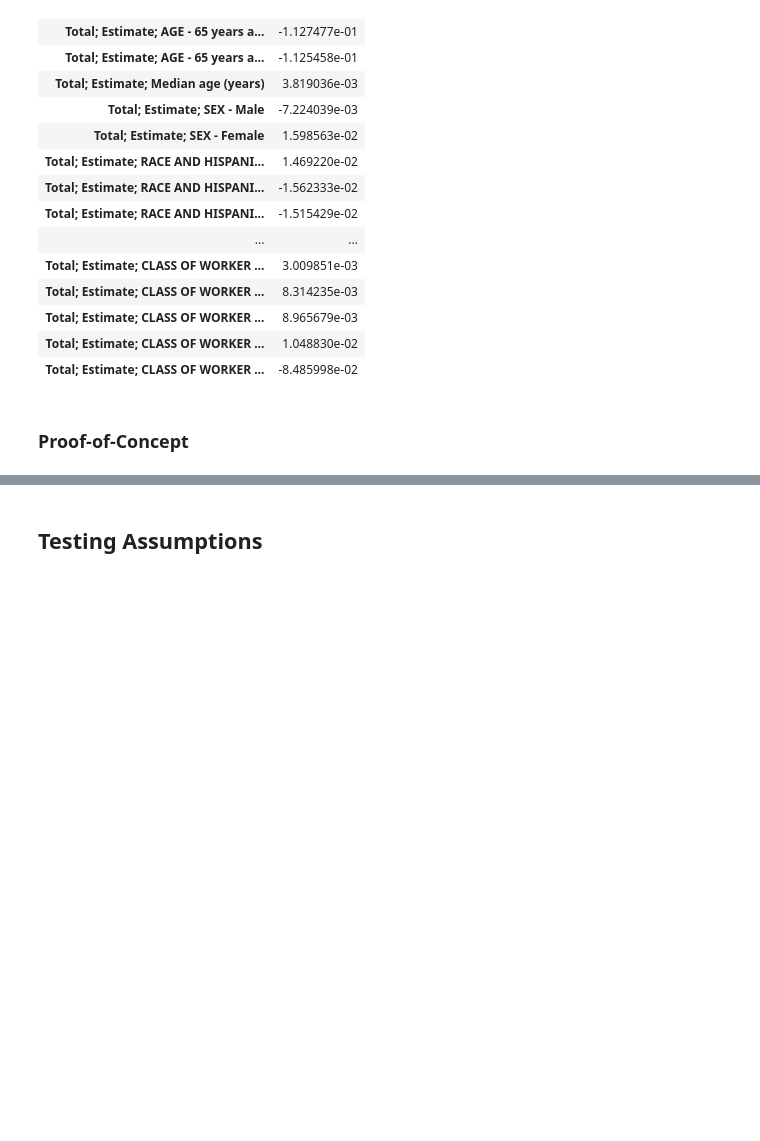
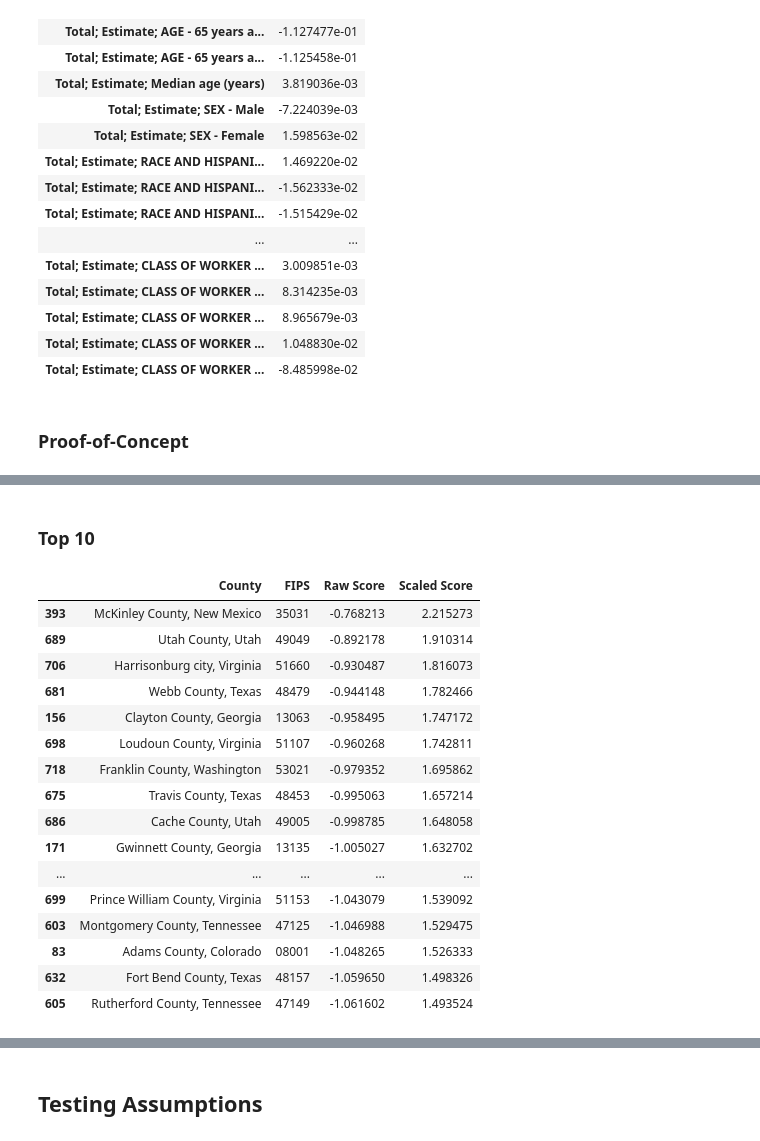
Before and after one commit to kaleoyster/datapalooza-2019, a Jupyter notebook: wip/03-26-19-Analysis.ipynb, the cells around one changed output, grey strips where cells are left out. Cells and saved outputs as stored; diff of their text form; code cells hidden in the pictures; blank space fills up the shorter version.

```diff
--- a/wip/03-26-19-Analysis.ipynb
+++ b/wip/03-26-19-Analysis.ipynb
@@ -220,3 +220,25 @@ fig = ff.create_choropleth(
 py.iplot(fig, filename='choropleth_full_usa')
 # %% [output]
 [interactive output not drawn]
+# %% [markdown]
+### Top 10
+# %%
+df_score.sort_values(by='Scaled Score', ascending=False).head(20)
+# %% [output]
+|  | County | FIPS | Raw Score | Scaled Score |
+| 393 | McKinley County, New Mexico | 35031 | -0.768213 | 2.215273 |
+| 689 | Utah County, Utah | 49049 | -0.892178 | 1.910314 |
+| 706 | Harrisonburg city, Virginia | 51660 | -0.930487 | 1.816073 |
+| 681 | Webb County, Texas | 48479 | -0.944148 | 1.782466 |
+| 156 | Clayton County, Georgia | 13063 | -0.958495 | 1.747172 |
+| 698 | Loudoun County, Virginia | 51107 | -0.960268 | 1.742811 |
+| 718 | Franklin County, Washington | 53021 | -0.979352 | 1.695862 |
+| 675 | Travis County, Texas | 48453 | -0.995063 | 1.657214 |
+| 686 | Cache County, Utah | 49005 | -0.998785 | 1.648058 |
+| 171 | Gwinnett County, Georgia | 13135 | -1.005027 | 1.632702 |
+| ... | ... | ... | ... | ... |
+| 699 | Prince William County, Virginia | 51153 | -1.043079 | 1.539092 |
+| 603 | Montgomery County, Tennessee | 47125 | -1.046988 | 1.529475 |
+| 83 | Adams County, Colorado | 08001 | -1.048265 | 1.526333 |
+| 632 | Fort Bend County, Texas | 48157 | -1.059650 | 1.498326 |
+| 605 | Rutherford County, Tennessee | 47149 | -1.061602 | 1.493524 |
```
Also changed, not shown: parts of 4 cells of this notebook.
